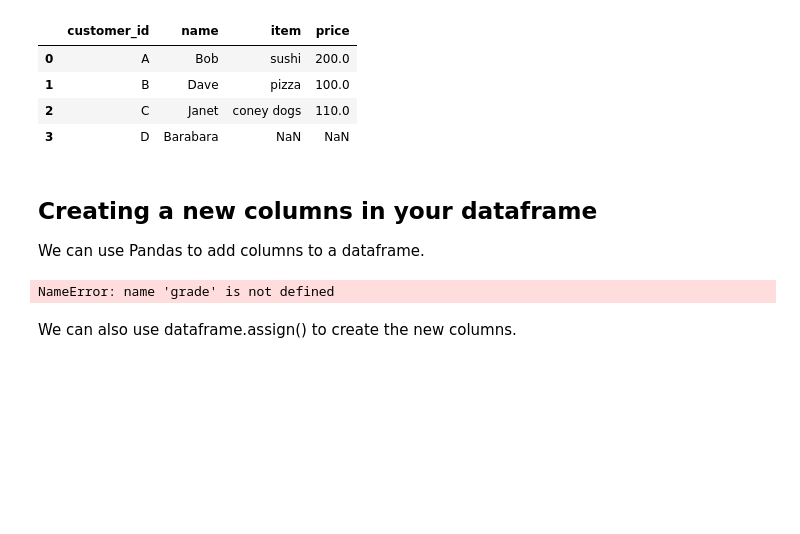
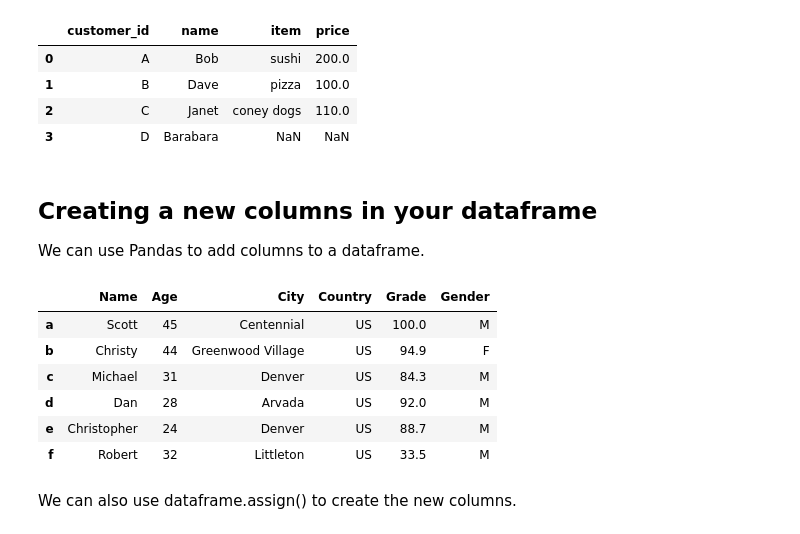
Before and after one commit to schirko/Python-Pandas-Exercises-and-Techniques, a Jupyter notebook: Python Pandas Exercises and Techniques.ipynb, the cells around one changed output. Cells and saved outputs as stored; diff of their text form; code cells hidden in the pictures; blank space fills up the shorter version.

```diff
--- a/Python Pandas Exercises and Techniques.ipynb
+++ b/Python Pandas Exercises and Techniques.ipynb
@@ -236,32 +259,34 @@ We can use Pandas to add columns to a dataframe.
 # %%
 # Importing pandas library
 import pandas as pd
 
 # Creating and initializing a nested list
 students = [['Scott', 45, 'Centennial', 'US'],
             ['Christy', 44, 'Greenwood Village', 'US'],
             ['Michael', 31, 'Denver', 'US'],
-            ['Chad', 28, 'Arvada', 'US'],
+            ['Dan', 28, 'Arvada', 'US'],
             ['Christopher', 24, 'Denver', 'US'],
-            ['Ned', 32, 'Littleton', 'US']]
+            ['Robert', 32, 'Littleton', 'US']]
 
 # Create a DataFrame object
 df_students = pd.DataFrame(students,
                   columns=['Name', 'Age', 'City', 'Country'],
                   index=['a', 'b', 'c', 'd', 'e', 'f'])
 
 # Using dataframe.assign() function
 df_students = df_students.assign(Grade=[100,94.9,84.3,92,88.7,33.5],
                Gender=['M','F','M','M','M','M'])
 
-# Adding the two new lists as new column to dataframe
-df_students['Grade'] = grade
-df_students['Gender'] = gender
-
 # Displaying the Data frame
 df_students
 # %% [output]
-NameError: name 'grade' is not defined
+|  | Name | Age | City | Country | Grade | Gender |
+| a | Scott | 45 | Centennial | US | 100.0 | M |
+| b | Christy | 44 | Greenwood Village | US | 94.9 | F |
+| c | Michael | 31 | Denver | US | 84.3 | M |
+| d | Dan | 28 | Arvada | US | 92.0 | M |
+| e | Christopher | 24 | Denver | US | 88.7 | M |
+| f | Robert | 32 | Littleton | US | 33.5 | M |
 # %% [markdown]
 We can also use dataframe.assign() to create the new columns.
 # %%
```
Also changed, not shown: parts of 34 cells of this notebook.
